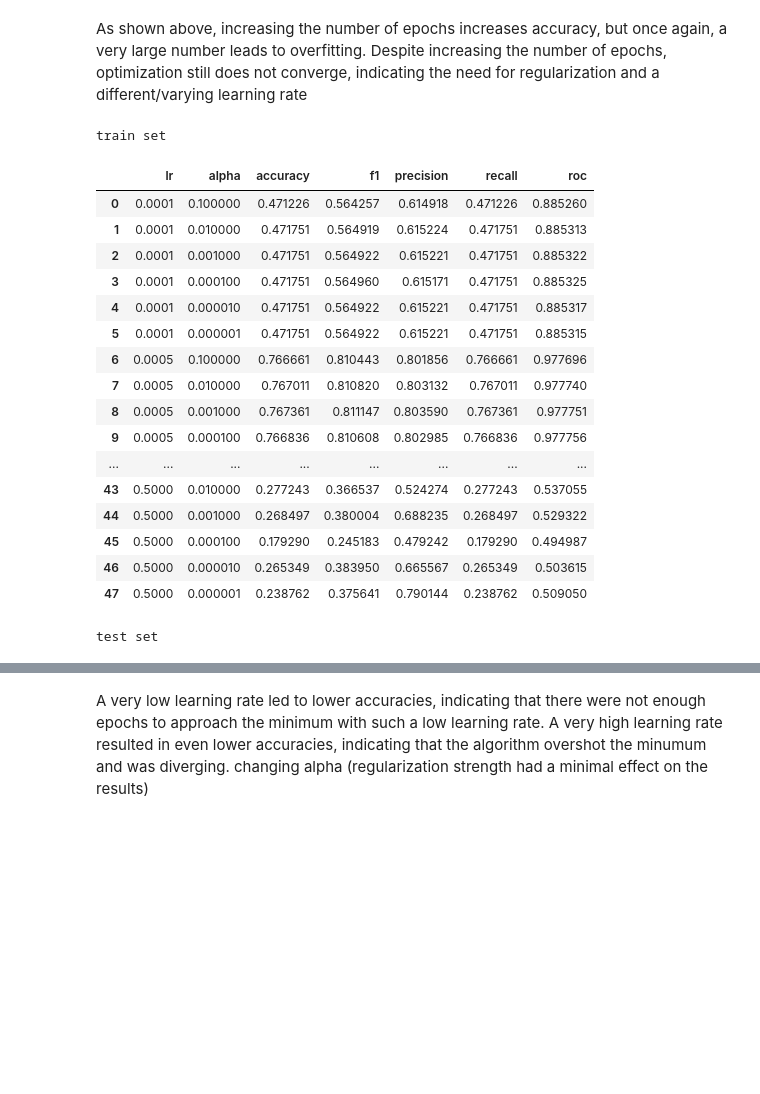
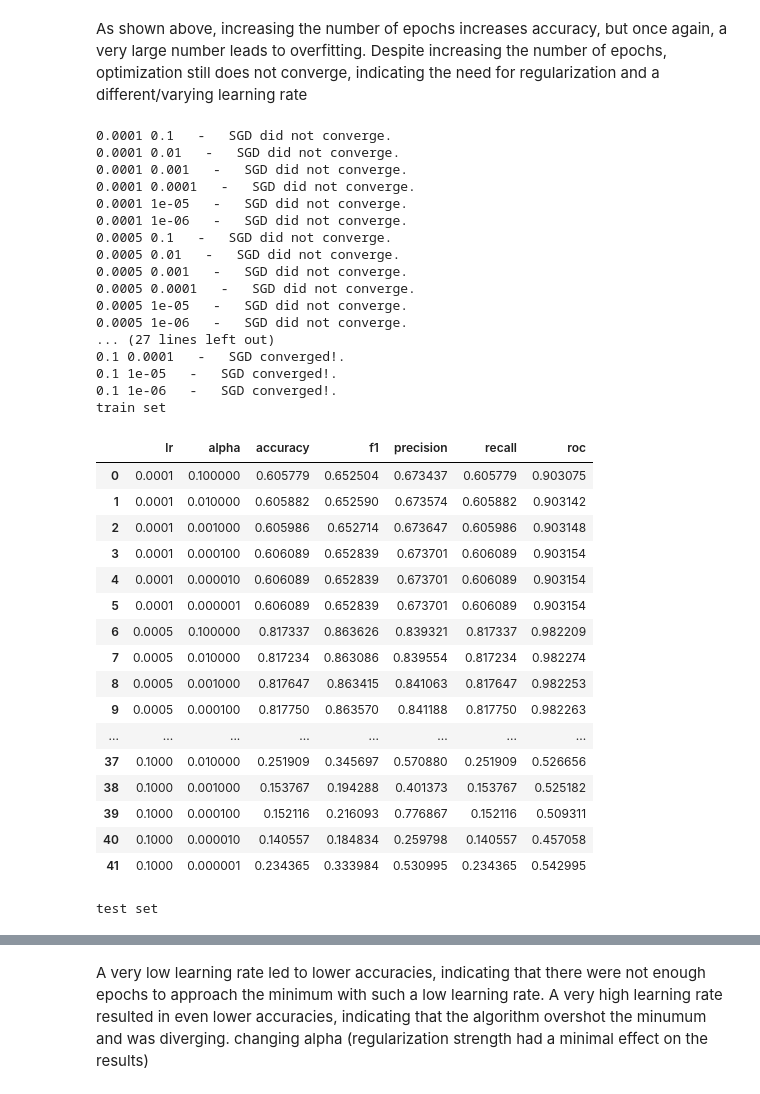
Before and after one commit to Suhail270/DMML_Part4, a Jupyter notebook: part_4_v2.ipynb, the cells around one changed output, grey strips where cells are left out. Cells and saved outputs as stored; diff of their text form; code cells hidden in the pictures; blank space fills up the shorter version.

```diff
--- a/part_4_v2.ipynb
+++ b/part_4_v2.ipynb
@@ -968,7 +968,12 @@ for epochs in [150, 300, 450]:
             max_iter=epochs,
             momentum=0.9
         )
-        mlp_clf.fit(x_train_norm, y_train.to_numpy().ravel())
+        try:
+            mlp_clf.fit(x_train_norm, y_train.to_numpy().ravel())
+        except Warning:
+            print(epochs, size, "  -   SGD did not converge.")
+        else:
+            print(epochs, size, "  -   SGD converged!.")
         train_set.loc[i] = [str(epochs), str(size)] + get_metrics_array(mlp_clf, x_train_norm, y_train)
         test_set.loc[i] = [str(epochs), str(size)] + get_metrics_array(mlp_clf, x_test_norm, y_test)
         i += 1
@@ -1012,53 +1026,69 @@ warnings.filterwarnings("error")
 train_set = pd.DataFrame(columns=["lr", "alpha", "accuracy", "f1", "precision", "recall", "roc"])
 test_set = pd.DataFrame(columns=["lr", "alpha", "accuracy", "f1", "precision", "recall", "roc"])
 i = 0
-for lr in [0.0001, 0.0005, 0.001, 0.005, 0.01, 0.05, 0.1, 0.5]:
+for lr in [0.0001, 0.0005, 0.001, 0.005, 0.01, 0.05, 0.1]:
 # for lr in [0.005, 0.01, 0.05, 0.1, 0.5]:
     for alpha in (10.0**-np.arange(1,7)):
         mlp_clf = MLPClassifier(
             random_state=42,
             solver="sgd",
             activation="relu",
             hidden_layer_sizes=(3,),
             alpha=alpha,
             learning_rate_init=lr,
             max_iter=200,
             momentum=0.9
         )
         try:
-            mlp_clf.fit(x_train_no_outliers_norm, y_train_filtered_outlier_norm.to_numpy().ravel())
+            mlp_clf.fit(x_train_norm, y_train.to_numpy().ravel())
         except Warning:
             print(lr, alpha, "  -   SGD did not converge.")
         else:
             print(lr, alpha, "  -   SGD converged!.")
-        train_set.loc[i] = [lr, alpha] + get_metrics_array(mlp_clf, x_train_no_outliers_norm, y_train_filtered_outlier_norm)
-        test_set.loc[i] = [lr, alpha] + get_metrics_array(mlp_clf, x_test_no_outliers_norm, y_test_filtered_outlier_norm)
+        train_set.loc[i] = [lr, alpha] + get_metrics_array(mlp_clf, x_train_norm, y_train)
+        test_set.loc[i] = [lr, alpha] + get_metrics_array(mlp_clf, x_test_norm, y_test)
         i += 1
 
 print("train set")
 display(train_set)
 print("test set")
 display(test_set)
 
 warnings.resetwarnings()
 # %% [output]
+0.0001 0.1   -   SGD did not converge.
+0.0001 0.01   -   SGD did not converge.
+0.0001 0.001   -   SGD did not converge.
+0.0001 0.0001   -   SGD did not converge.
+0.0001 1e-05   -   SGD did not converge.
+0.0001 1e-06   -   SGD did not converge.
+0.0005 0.1   -   SGD did not converge.
+0.0005 0.01   -   SGD did not converge.
+0.0005 0.001   -   SGD did not converge.
+0.0005 0.0001   -   SGD did not converge.
+0.0005 1e-05   -   SGD did not converge.
+0.0005 1e-06   -   SGD did not converge.
+... (27 lines left out)
+0.1 0.0001   -   SGD converged!.
+0.1 1e-05   -   SGD converged!.
+0.1 1e-06   -   SGD converged!.
 train set
 |  | lr | alpha | accuracy | f1 | precision | recall | roc |
-| 0 | 0.0001 | 0.100000 | 0.471226 | 0.564257 | 0.614918 | 0.471226 | 0.885260 |
-| 1 | 0.0001 | 0.010000 | 0.471751 | 0.564919 | 0.615224 | 0.471751 | 0.885313 |
-| 2 | 0.0001 | 0.001000 | 0.471751 | 0.564922 | 0.615221 | 0.471751 | 0.885322 |
-| 3 | 0.0001 | 0.000100 | 0.471751 | 0.564960 | 0.615171 | 0.471751 | 0.885325 |
-| 4 | 0.0001 | 0.000010 | 0.471751 | 0.564922 | 0.615221 | 0.471751 | 0.885317 |
-| 5 | 0.0001 | 0.000001 | 0.471751 | 0.564922 | 0.615221 | 0.471751 | 0.885315 |
-| 6 | 0.0005 | 0.100000 | 0.766661 | 0.810443 | 0.801856 | 0.766661 | 0.977696 |
-| 7 | 0.0005 | 0.010000 | 0.767011 | 0.810820 | 0.803132 | 0.767011 | 0.977740 |
-| 8 | 0.0005 | 0.001000 | 0.767361 | 0.811147 | 0.803590 | 0.767361 | 0.977751 |
-| 9 | 0.0005 | 0.000100 | 0.766836 | 0.810608 | 0.802985 | 0.766836 | 0.977756 |
+| 0 | 0.0001 | 0.100000 | 0.605779 | 0.652504 | 0.673437 | 0.605779 | 0.903075 |
+| 1 | 0.0001 | 0.010000 | 0.605882 | 0.652590 | 0.673574 | 0.605882 | 0.903142 |
+| 2 | 0.0001 | 0.001000 | 0.605986 | 0.652714 | 0.673647 | 0.605986 | 0.903148 |
+| 3 | 0.0001 | 0.000100 | 0.606089 | 0.652839 | 0.673701 | 0.606089 | 0.903154 |
+| 4 | 0.0001 | 0.000010 | 0.606089 | 0.652839 | 0.673701 | 0.606089 | 0.903154 |
+| 5 | 0.0001 | 0.000001 | 0.606089 | 0.652839 | 0.673701 | 0.606089 | 0.903154 |
+| 6 | 0.0005 | 0.100000 | 0.817337 | 0.863626 | 0.839321 | 0.817337 | 0.982209 |
+| 7 | 0.0005 | 0.010000 | 0.817234 | 0.863086 | 0.839554 | 0.817234 | 0.982274 |
+| 8 | 0.0005 | 0.001000 | 0.817647 | 0.863415 | 0.841063 | 0.817647 | 0.982253 |
+| 9 | 0.0005 | 0.000100 | 0.817750 | 0.863570 | 0.841188 | 0.817750 | 0.982263 |
 | ... | ... | ... | ... | ... | ... | ... | ... |
-| 43 | 0.5000 | 0.010000 | 0.277243 | 0.366537 | 0.524274 | 0.277243 | 0.537055 |
-| 44 | 0.5000 | 0.001000 | 0.268497 | 0.380004 | 0.688235 | 0.268497 | 0.529322 |
-| 45 | 0.5000 | 0.000100 | 0.179290 | 0.245183 | 0.479242 | 0.179290 | 0.494987 |
-| 46 | 0.5000 | 0.000010 | 0.265349 | 0.383950 | 0.665567 | 0.265349 | 0.503615 |
-| 47 | 0.5000 | 0.000001 | 0.238762 | 0.375641 | 0.790144 | 0.238762 | 0.509050 |
+| 37 | 0.1000 | 0.010000 | 0.251909 | 0.345697 | 0.570880 | 0.251909 | 0.526656 |
+| 38 | 0.1000 | 0.001000 | 0.153767 | 0.194288 | 0.401373 | 0.153767 | 0.525182 |
+| 39 | 0.1000 | 0.000100 | 0.152116 | 0.216093 | 0.776867 | 0.152116 | 0.509311 |
+| 40 | 0.1000 | 0.000010 | 0.140557 | 0.184834 | 0.259798 | 0.140557 | 0.457058 |
+| 41 | 0.1000 | 0.000001 | 0.234365 | 0.333984 | 0.530995 | 0.234365 | 0.542995 |
 test set
 |  | lr | alpha | accuracy | f1 | precision | recall | roc |
```
Also changed, not shown: parts of 6 cells of this notebook, 2 other files.
